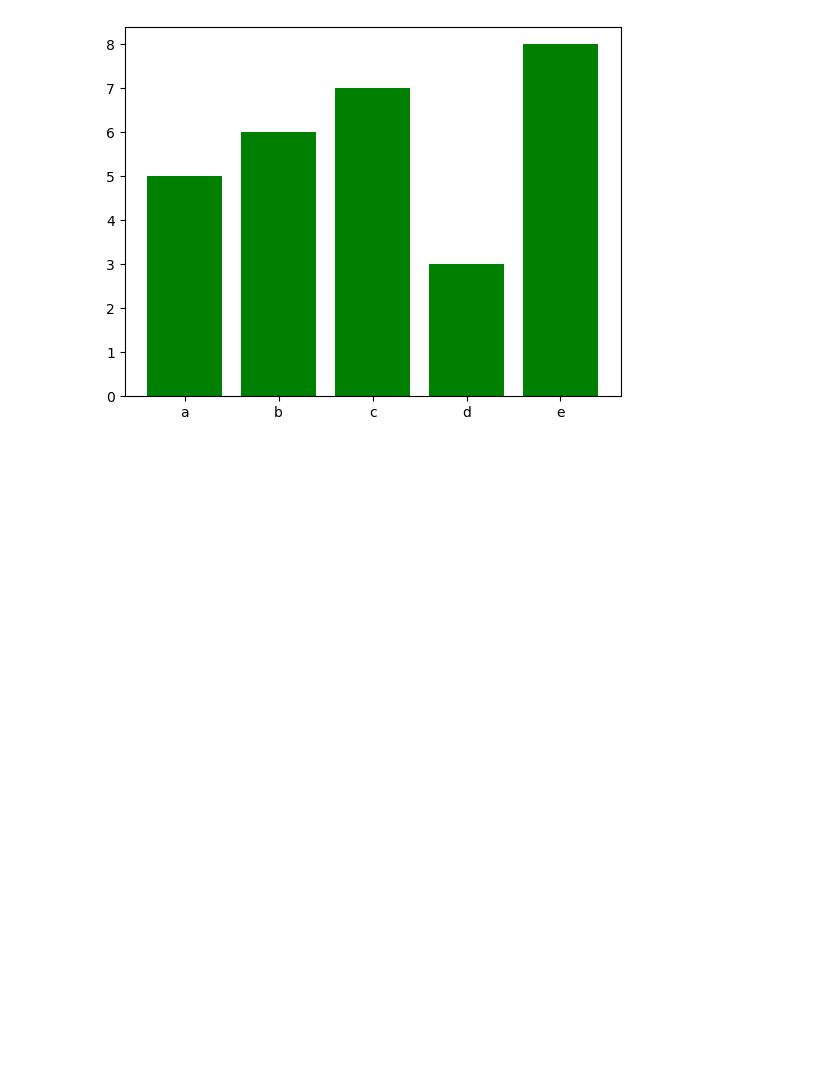
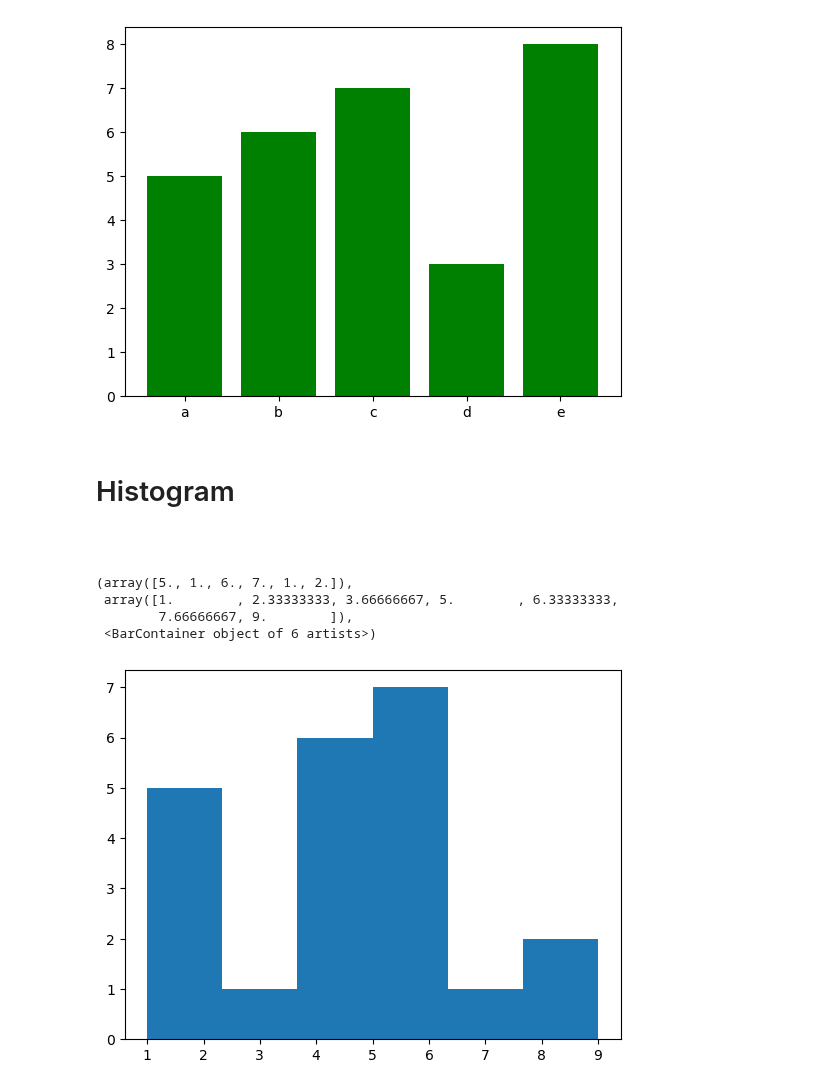
Before and after one commit to vaibhavgaikwad2/Machine-learning-course, a Jupyter notebook: 1)Notes/10-Data Analysis/Matplotlib.ipynb, the cells around one changed output. Cells and saved outputs as stored; diff of their text form; code cells hidden in the pictures; blank space fills up the shorter version.

```diff
--- a/1)Notes/10-Data Analysis/Matplotlib.ipynb
+++ b/1)Notes/10-Data Analysis/Matplotlib.ipynb
@@ -92,3 +92,20 @@ plt.bar(categories,values,color="Green")
 # %% [output]
 <BarContainer object of 5 artists>
 [figure]
+# %% [markdown]
+# Histogram
+# %% [markdown]
+#
+# %%
+# Sample data
+
+data=[1,1,1,1,2,3,4,4,4,4,4,4,5,5,5,5,5,5,6,7,8,9]
+
+# ploting histogram
+plt.hist(data,bins=6)
+# %% [output]
+(array([5., 1., 6., 7., 1., 2.]),
+ array([1.        , 2.33333333, 3.66666667, 5.        , 6.33333333,
+        7.66666667, 9.        ]),
+ <BarContainer object of 6 artists>)
+[figure, added]
```
Also changed, not shown: parts of 2 cells of this notebook.
